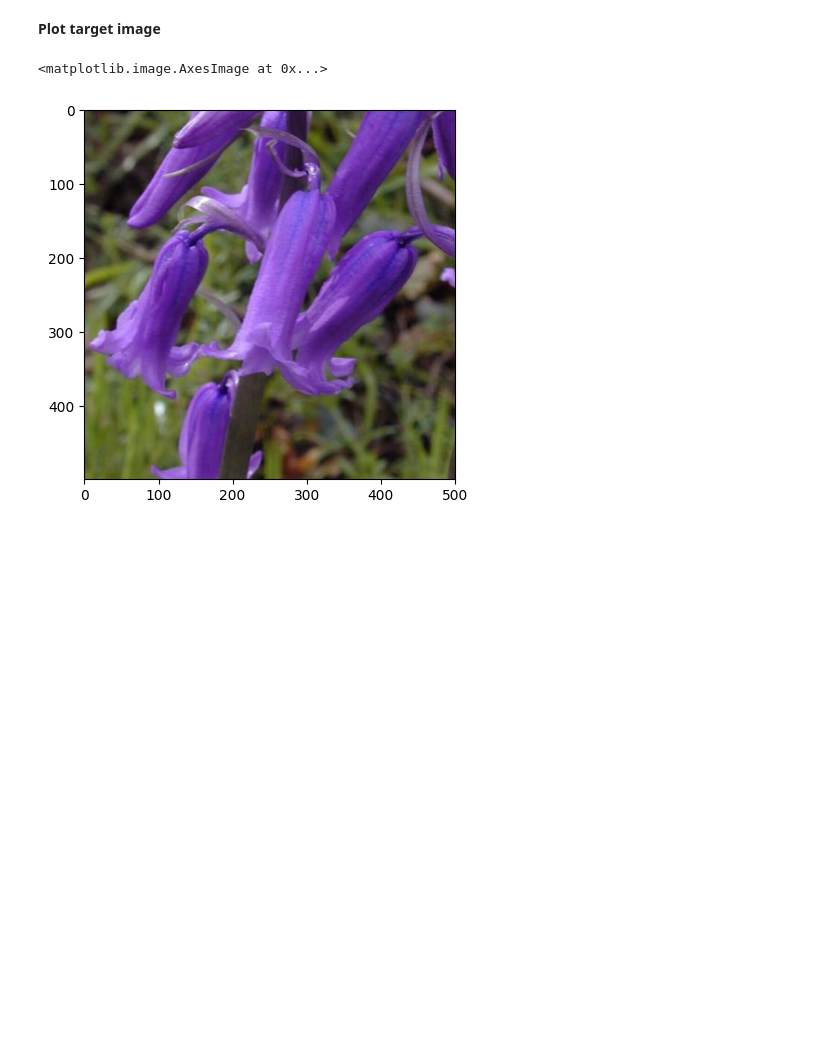
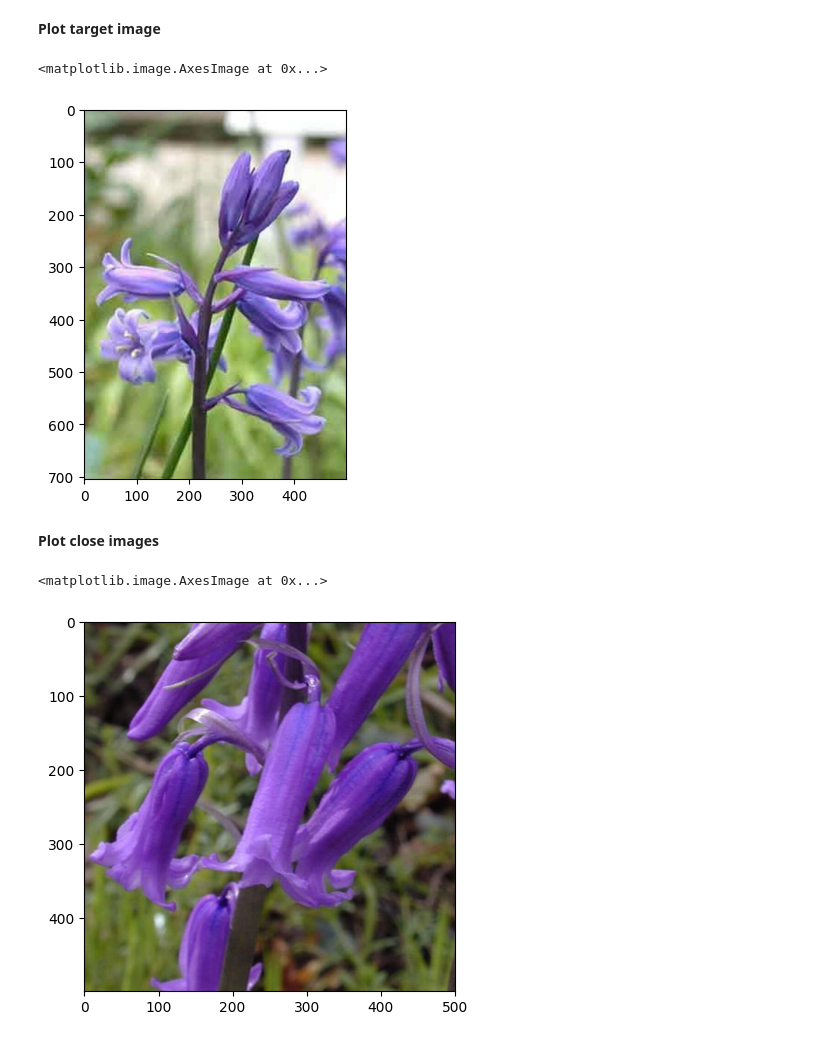
Before and after one commit to Augustseverinandersen/cds-visual, a Jupyter notebook: nbs/session10_inclass_auan.ipynb, the cells around one changed output. Saved outputs shown, nothing was run; the diff lists cells and outputs as text; code cells hidden in the pictures; blank space fills up the shorter version.

```diff
--- a/nbs/session10_inclass_auan.ipynb
+++ b/nbs/session10_inclass_auan.ipynb
@@ -124,5 +138,12 @@ for i in range(1,6):
 # %% [markdown]
 __Plot target image__
+# %%
+plt.imshow(mpimg.imread(filenames[241]))
+# %% [output]
+<matplotlib.image.AxesImage at 0x...>
+[figure, added]
+# %% [markdown]
+__Plot close images__
 # %%
 plt.imshow(mpimg.imread(filenames[250]))
 # %% [output]
```
Also changed, not shown: parts of 12 cells of this notebook.
